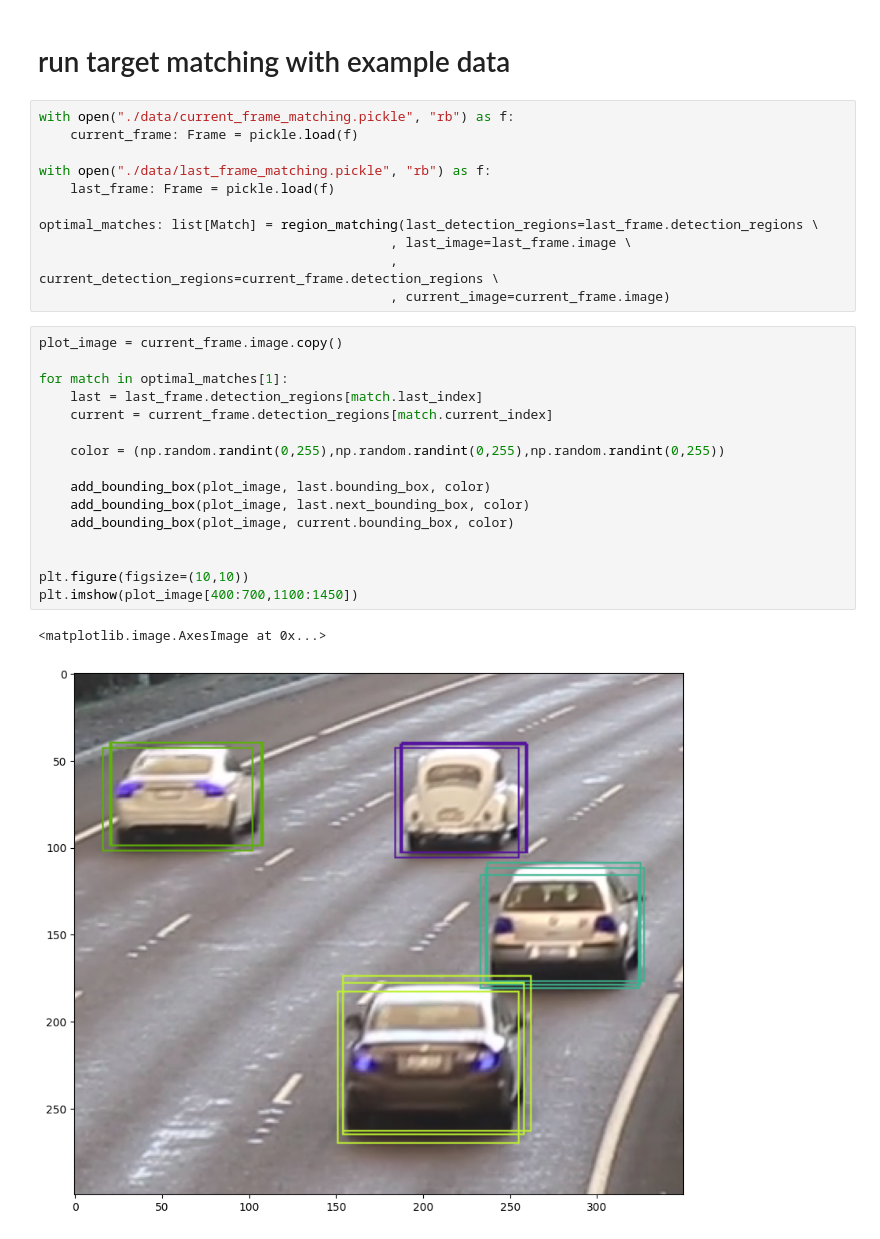
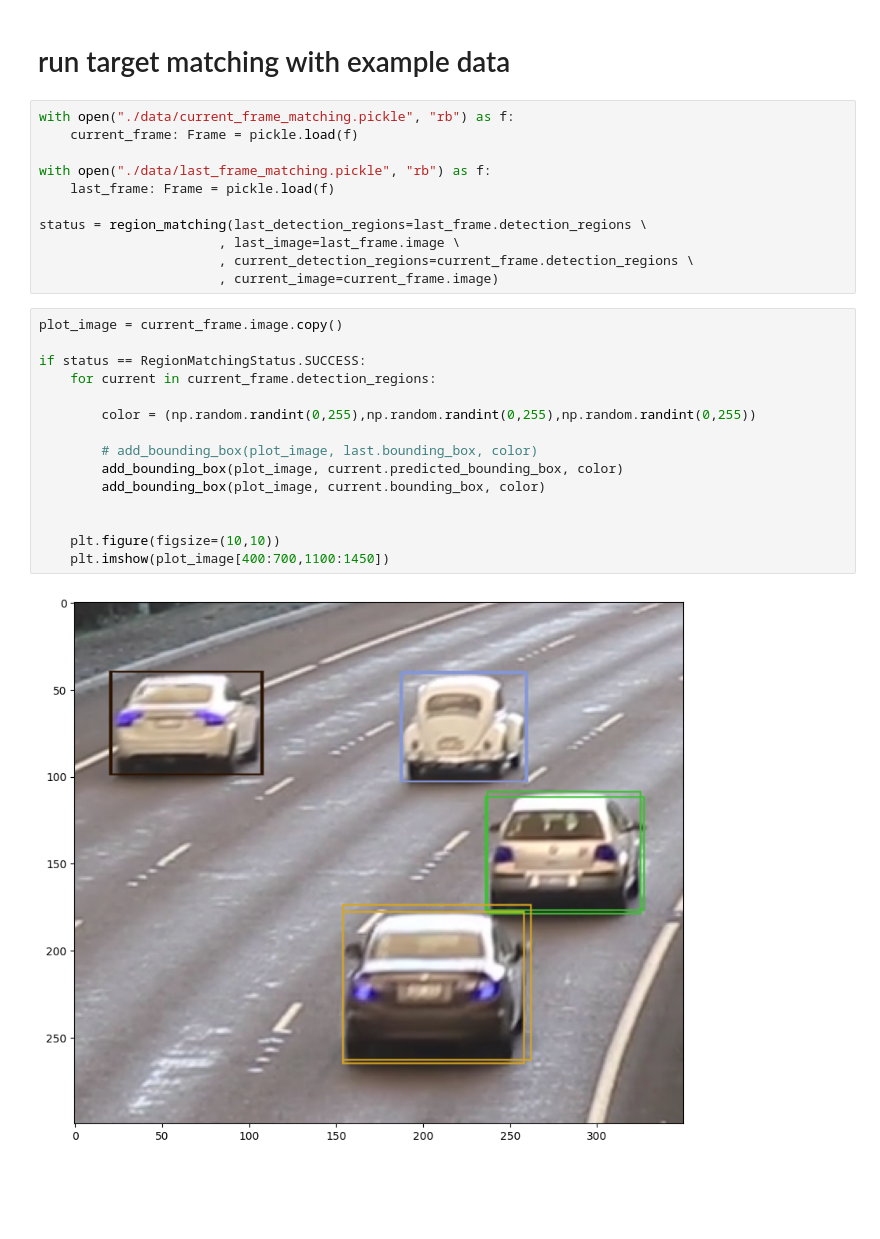
Before and after one commit to emlyons/mcf, a Jupyter notebook: prototype/region_matching.ipynb, the cells around one changed output. Cells and saved outputs as stored; diff of their text form; blank space fills up the shorter version.

Commit message:
matching is progressing, need to establish stronger criteria, and need to establish invalidator and dummy matching

```diff
--- a/prototype/region_matching.ipynb
+++ b/prototype/region_matching.ipynb
@@ -214,26 +239,24 @@ with open("./data/current_frame_matching.pickle", "rb") as f:
 with open("./data/last_frame_matching.pickle", "rb") as f:
     last_frame: Frame = pickle.load(f)
 
-optimal_matches: list[Match] = region_matching(last_detection_regions=last_frame.detection_regions \
-                                             , last_image=last_frame.image \
-                                             , current_detection_regions=current_frame.detection_regions \
-                                             , current_image=current_frame.image)
+status = region_matching(last_detection_regions=last_frame.detection_regions \
+                       , last_image=last_frame.image \
+                       , current_detection_regions=current_frame.detection_regions \
+                       , current_image=current_frame.image)
 # %%
 plot_image = current_frame.image.copy()
 
-for match in optimal_matches[1]:
-    last = last_frame.detection_regions[match.last_index]
-    current = current_frame.detection_regions[match.current_index]
+if status == RegionMatchingStatus.SUCCESS:
+    for current in current_frame.detection_regions:
 
-    color = (np.random.randint(0,255),np.random.randint(0,255),np.random.randint(0,255))
+        color = (np.random.randint(0,255),np.random.randint(0,255),np.random.randint(0,255))
 
-    add_bounding_box(plot_image, last.bounding_box, color)
-    add_bounding_box(plot_image, last.next_bounding_box, color)
-    add_bounding_box(plot_image, current.bounding_box, color)
+        # add_bounding_box(plot_image, last.bounding_box, color)
+        add_bounding_box(plot_image, current.predicted_bounding_box, color)
+        add_bounding_box(plot_image, current.bounding_box, color)
 
 
-plt.figure(figsize=(10,10))
-plt.imshow(plot_image[400:700,1100:1450])
+    plt.figure(figsize=(10,10))
+    plt.imshow(plot_image[400:700,1100:1450])
 # %% [output]
-<matplotlib.image.AxesImage at 0x...>
-[figure, old version]
+[figure, new version]
```
Also changed, not shown: parts of 1 cell of this notebook.
